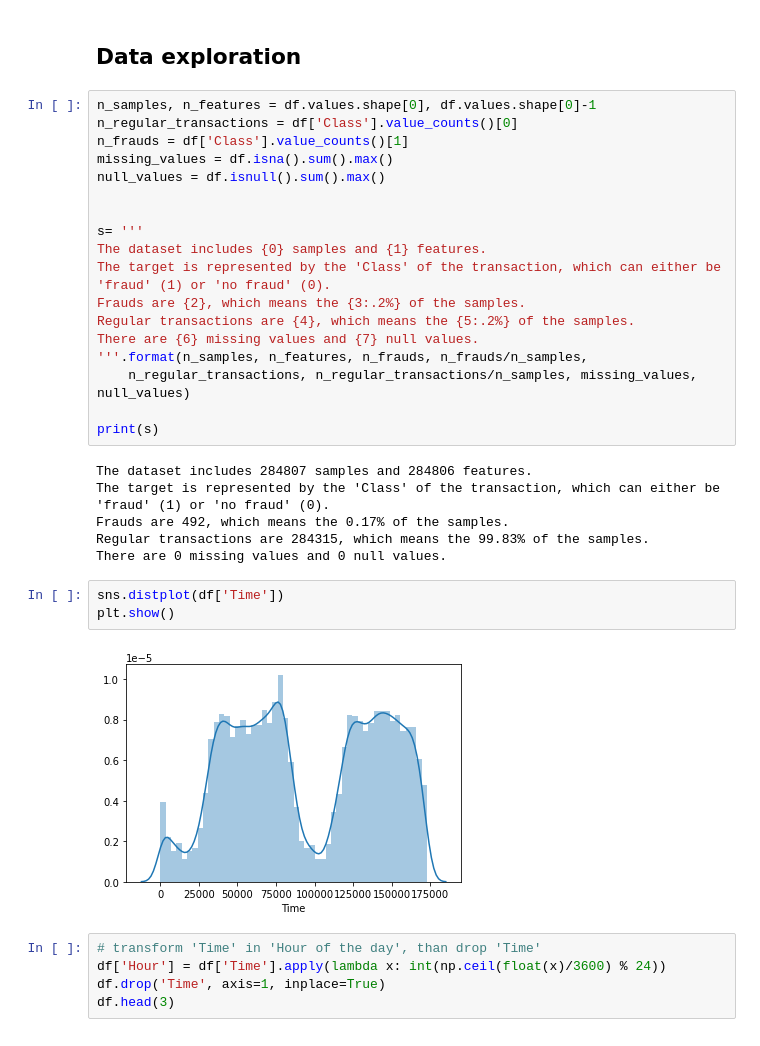
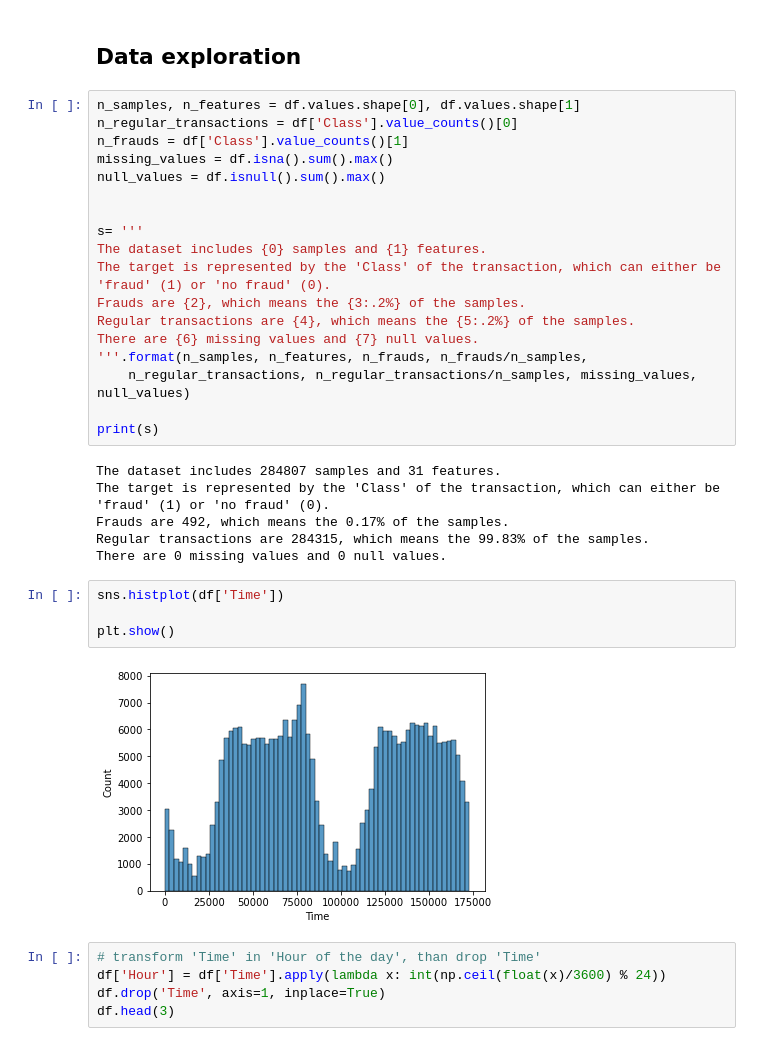
Before and after one commit to pierpaolododorico/credit_cart_frauds, a Jupyter notebook: notebooks/preprocessiong copy.ipynb, the cells around one changed output. Drawn from its saved outputs; the diff is of its cells as text.

```diff
--- a/notebooks/preprocessiong copy.ipynb
+++ b/notebooks/preprocessiong copy.ipynb
@@ -29,7 +29,7 @@ df.head(3)
 # %% [markdown]
 ## Data exploration
 # %%
-n_samples, n_features = df.values.shape[0], df.values.shape[0]-1
+n_samples, n_features = df.values.shape[0], df.values.shape[1]
 n_regular_transactions = df['Class'].value_counts()[0]
 n_frauds = df['Class'].value_counts()[1]
 missing_values = df.isna().sum().max()
@@ -47,16 +47,17 @@ There are {6} missing values and {7} null values.
 
 print(s)
 # %% [output]
-The dataset includes 284807 samples and 284806 features.
+The dataset includes 284807 samples and 31 features.
 The target is represented by the 'Class' of the transaction, which can either be 'fraud' (1) or 'no fraud' (0).
 Frauds are 492, which means the 0.17% of the samples.
 Regular transactions are 284315, which means the 99.83% of the samples.
 There are 0 missing values and 0 null values.
 # %%
-sns.distplot(df['Time'])
+sns.histplot(df['Time'])
+
 plt.show()
 # %% [output]
-[figure, old version]
+[figure, new version]
 # %%
 # transform 'Time' in 'Hour of the day', than drop 'Time'
 df['Hour'] = df['Time'].apply(lambda x: int(np.ceil(float(x)/3600) % 24))
```
Also changed, not shown: parts of 7 cells of this notebook.
